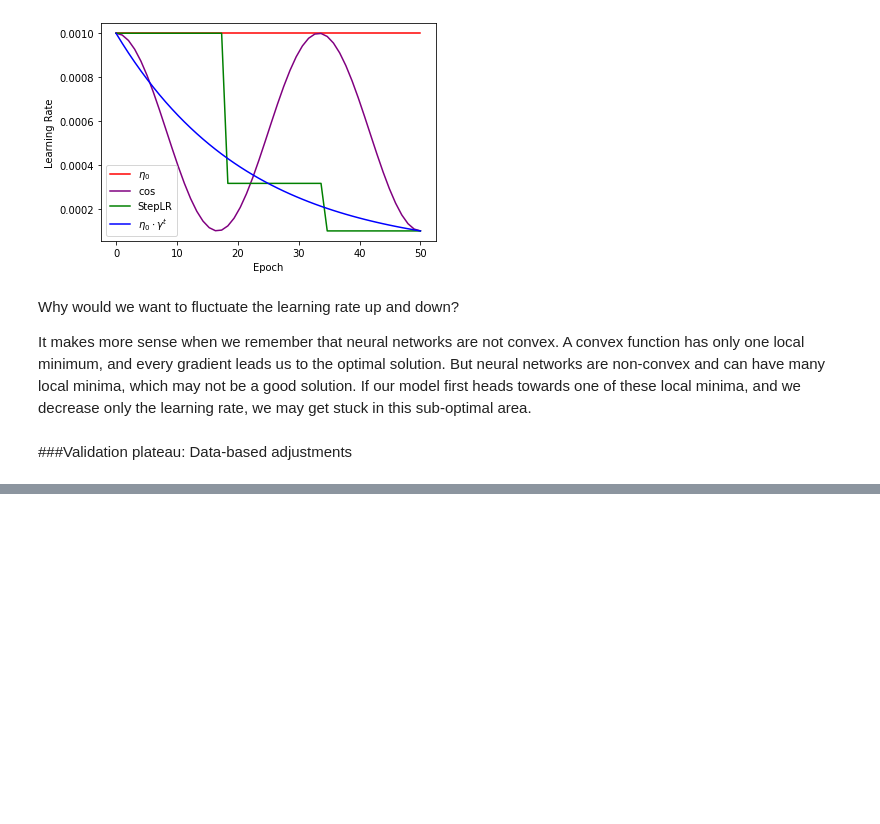
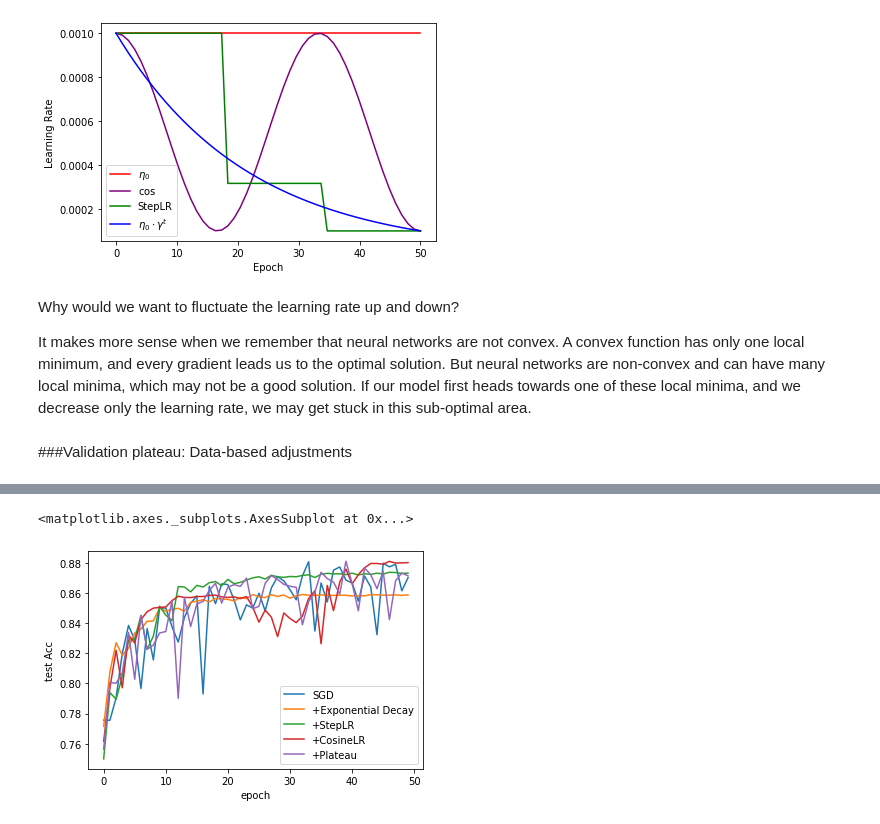
Before and after one commit to rahiakela/deep-learning-research-and-practice, a Jupyter notebook: inside-deep-learing/05-modern-training-techniques/02_learning_rate_schedules.ipynb, the cells around one changed output, grey strips where cells are left out. Drawn from its saved outputs; the diff is of its cells as text; code cells hidden in the pictures; blank space fills up the shorter version.

```diff
--- a/inside-deep-learing/05-modern-training-techniques/02_learning_rate_schedules.ipynb
+++ b/inside-deep-learing/05-modern-training-techniques/02_learning_rate_schedules.ipynb
@@ -432,0 +457,29 @@ fc_results_coslr = train_network(fc_model,
+# %%
+# re-randomize the weights of our model so that we don't need to define it again
+fc_model.apply(weight_reset)
+
+# create a training and validation sub-set, since we do not have an explicit validation and test set
+train_sub_set, val_sub_set = torch.utils.data.random_split(train_data, [int(len(train_data) * 0.8), int(len(train_data) * 0.2)])
+
+# create loaders for the train and validation sub-sets
+train_sub_loader = DataLoader(train_sub_set, batch_size=B, shuffle=True)
+val_sub_loader = DataLoader(val_sub_set, batch_size=B, shuffle=False)
+##our test loader stays the same, never alter or peek on your test data!
+
+# Set up the optimizer
+optimizer = torch.optim.SGD(fc_model.parameters(), lr=eta_0)
+# Telling the cosine to go down/up/down (thats 3), if we were doing more than 10 epochs I would push this higher
+scheduler = torch.optim.lr_scheduler.ReduceLROnPlateau(optimizer, mode="min", factor=0.2, patience=10)
+
+# train like normal and pass along the desired optimizer and schedule
+fc_results_plateau = train_network(fc_model,
+                          loss_func,
+                          training_loader,
+                          val_loader=val_sub_loader,
+                          epochs=epochs,
+                          test_loader=testing_loader,
+                          optimizer=optimizer,
+                          lr_schedule=scheduler,
+                          checkpoint_file="model.pt",
+                          score_funcs={"Accuracy": accuracy_score},
+                          device=device)
@@ -432,0 +509,9 @@ fc_results_coslr = train_network(fc_model,
+# %%
+sns.lineplot(x="epoch", y="test Acc", data=fc_results, label="SGD")
+sns.lineplot(x="epoch", y="test Accuracy", data=fc_results_expolr, label="+Exponential Decay")
+sns.lineplot(x="epoch", y="test Accuracy", data=fc_results_steplr, label="+StepLR")
+sns.lineplot(x="epoch", y="test Accuracy", data=fc_results_coslr, label="+CosineLR")
+sns.lineplot(x="epoch", y="test Accuracy", data=fc_results_plateau, label="+Plateau")
+# %% [output]
+<matplotlib.axes._subplots.AxesSubplot at 0x...>
+[figure, added]
```
Also changed, not shown: parts of 9 cells of this notebook.
